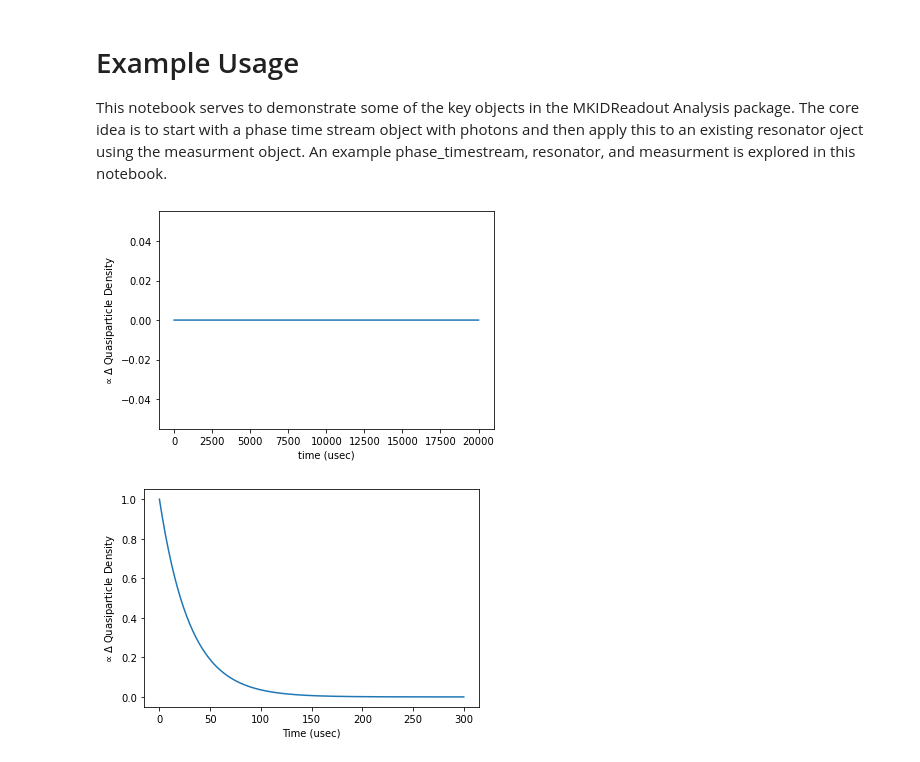
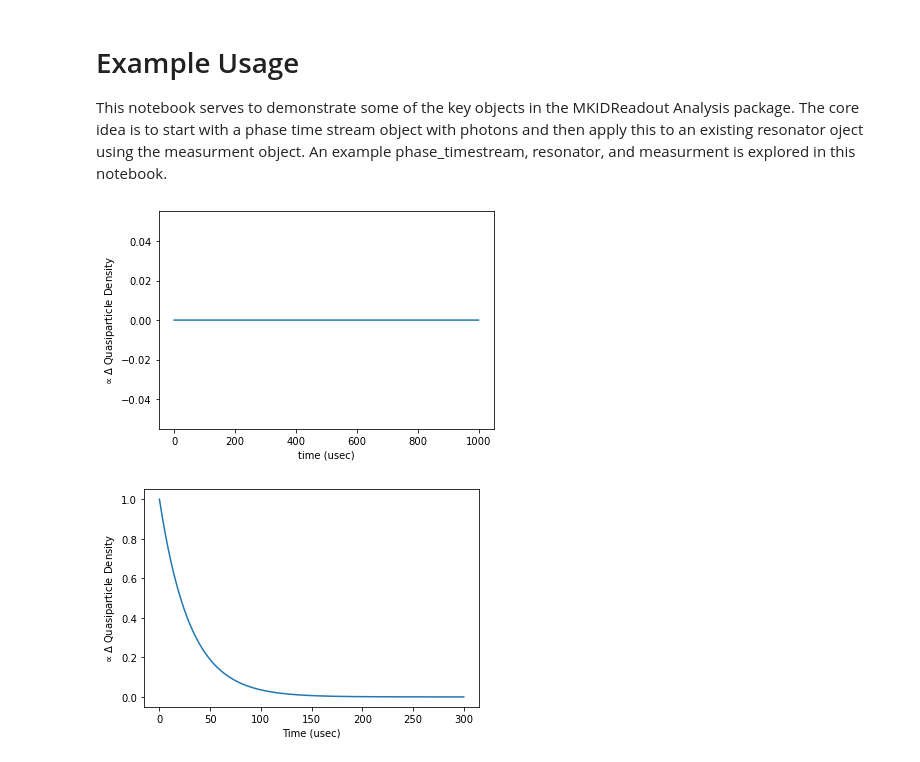
Before and after one commit to MazinLab/MKIDReadoutAnalysis, a Jupyter notebook: Example.ipynb, the cells around one changed output. Cells and saved outputs as stored; diff of their text form; code cells hidden in the pictures.

```diff
--- a/Example.ipynb
+++ b/Example.ipynb
@@ -8,12 +10,12 @@ import copy
 %matplotlib inline
 # %%
 # Generate a timestream proportional to the change in quasiparticle density
-quasiparticle_timestream = QuasiparticleTimeStream(fs = 2e6, ts = 20e3)
+quasiparticle_timestream = QuasiparticleTimeStream(fs = 2e6, ts = 1e3)
 # %%
 # Plot the raw data
-quasiparticle_timestream.plot_timeseries(quasiparticle_timestream.data_nonoise)
+quasiparticle_timestream.plot_timeseries(quasiparticle_timestream.data)
 # %% [output]
-[figure, old version]
+[figure, new version]
 # %%
 # Define a sudden change in quasiparticle density (caused by a photon)
 quasiparticle_timestream.gen_quasiparticle_pulse(tf=30);
```
Also changed, not shown: parts of 16 cells of this notebook, 2 other files.
